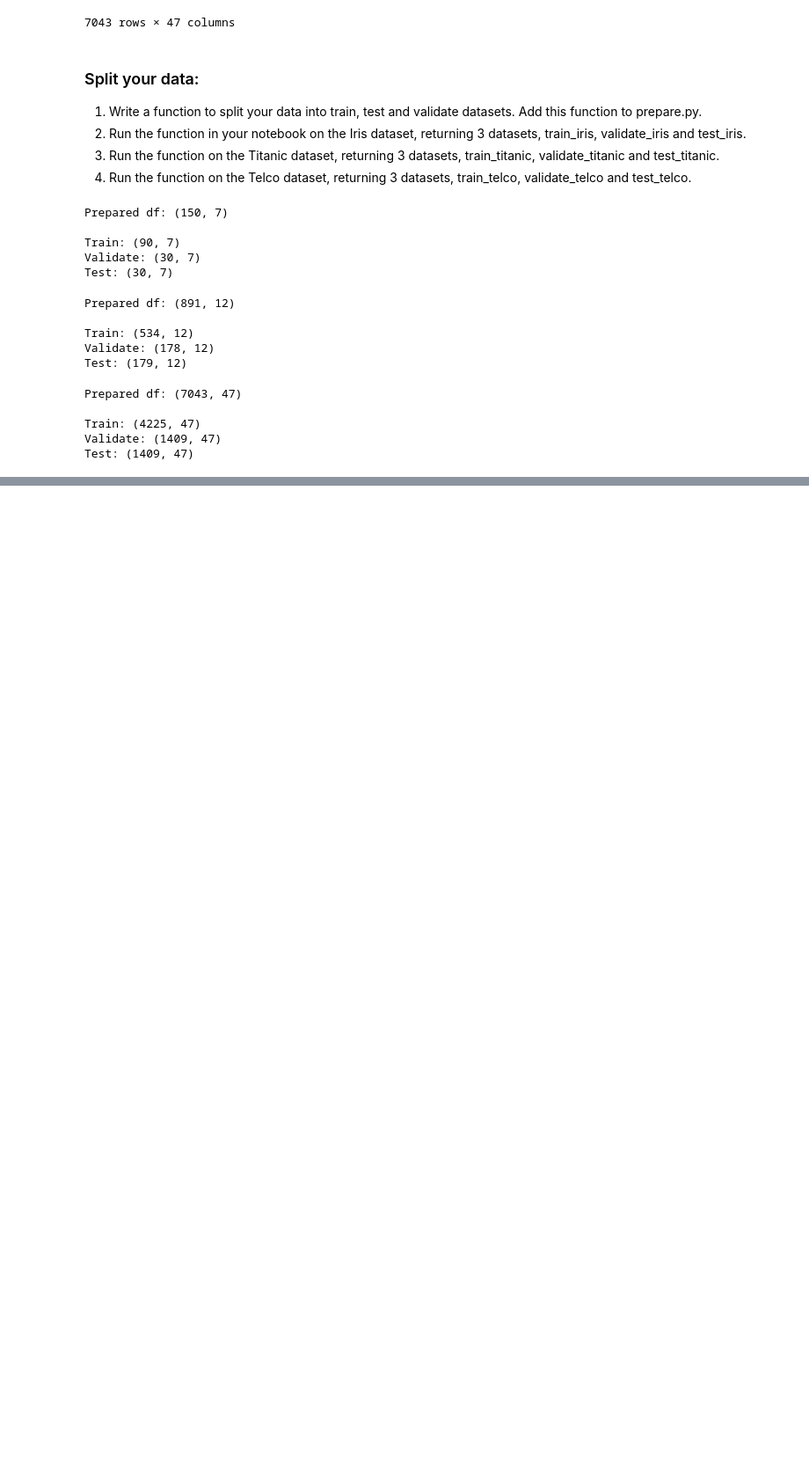
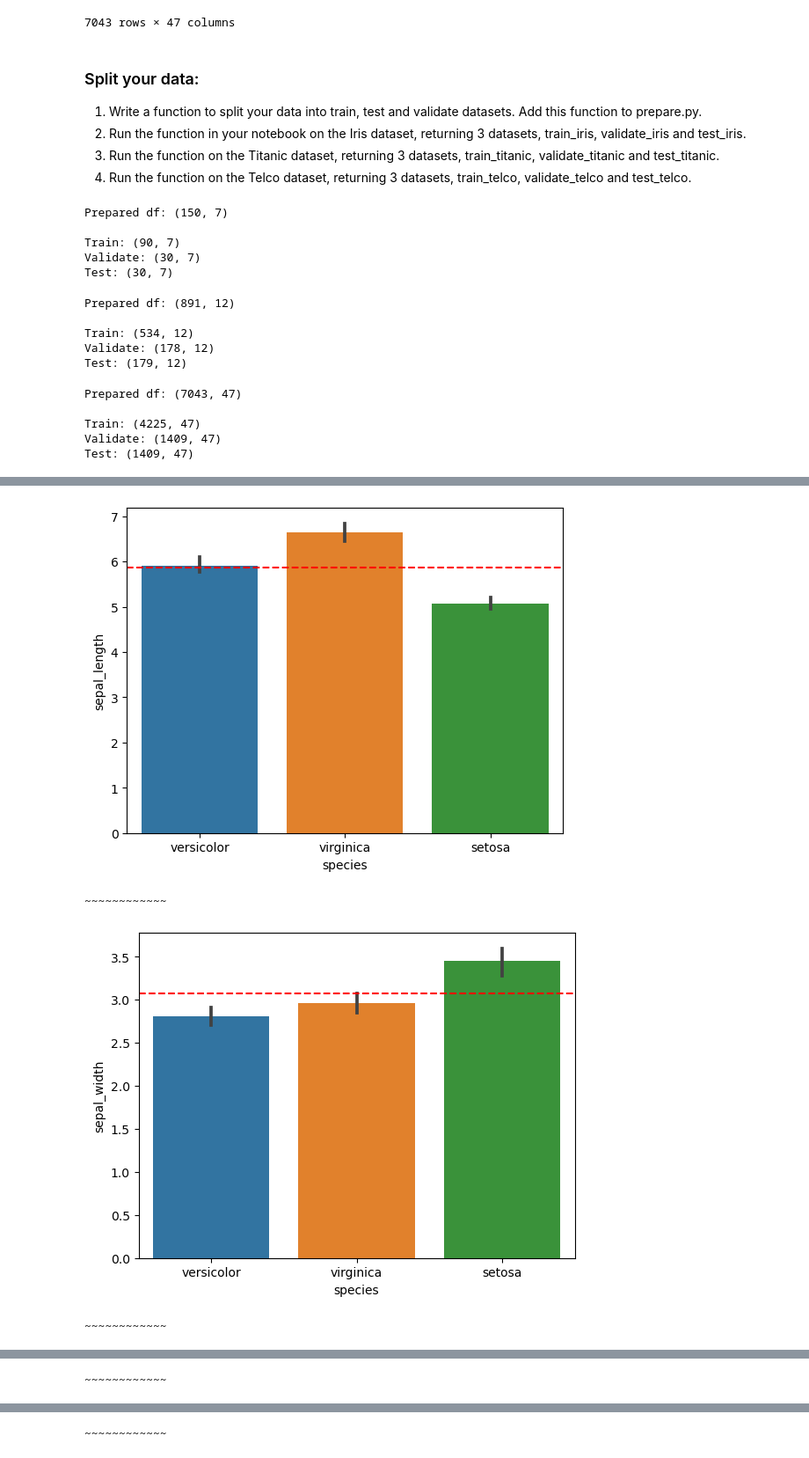
Before and after one commit to brock-green/classification-exercises, a Jupyter notebook: classification_exercises.ipynb, the cells around one changed output, grey strips where cells are left out. Shown: that part at 88% size. Cells and saved outputs as stored; diff of their text form; code cells hidden in the pictures; blank space fills up the shorter version.

```diff
--- a/classification_exercises.ipynb
+++ b/classification_exercises.ipynb
@@ -552,0 +563,3 @@ Test: (1409, 47)
+# %%
+# Acquire:
+iris = acquire.get_iris_data('iris_db')
@@ -552,0 +665,43 @@ Test: (1409, 47)
+# %%
+# - Visualize each measurement type (y-axis) with the species variable (x-axis) using barplots, adding a horizontal line showing the overall mean of the metric (y-axis).
+
+overall_mean = train_iris['sepal_length'].mean()
+sns.barplot(
+    data=train_iris,
+    x='species',
+    y='sepal_length')
+plt.axhline(y=overall_mean, color='r', linestyle='--', label='Overall Mean')
+plt.show()
+print('~~~~~~~~~~~~')
+
+overall_mean = train_iris['sepal_width'].mean()
+sns.barplot(
+    data=train_iris,
+    x='species',
+    y='sepal_width')
+plt.axhline(y=overall_mean, color='r', linestyle='--', label='Overall Mean')
+plt.show()
+print('~~~~~~~~~~~~')
+
+overall_mean = train_iris['petal_length'].mean()
+sns.barplot(
+    data=train_iris,
+    x='species',
+    y='petal_length')
+plt.axhline(y=overall_mean, color='r', linestyle='--', label='Overall Mean')
+plt.show()
+print('~~~~~~~~~~~~')
+
+overall_mean = train_iris['petal_width'].mean()
+sns.barplot(
+    data=train_iris,
+    x='species',
+    y='petal_width')
+plt.axhline(y=overall_mean, color='r', linestyle='--', label='Overall Mean')
+plt.show()
+print('~~~~~~~~~~~~')
+# %% [output]
+[figure, added]
+~~~~~~~~~~~~
+[figure, added]
+~~~~~~~~~~~~
@@ -552,0 +709 @@ Test: (1409, 47)
+~~~~~~~~~~~~
@@ -552,0 +711 @@ Test: (1409, 47)
+~~~~~~~~~~~~
```
Also changed, not shown: parts of 38 cells of this notebook, 1 other file.
